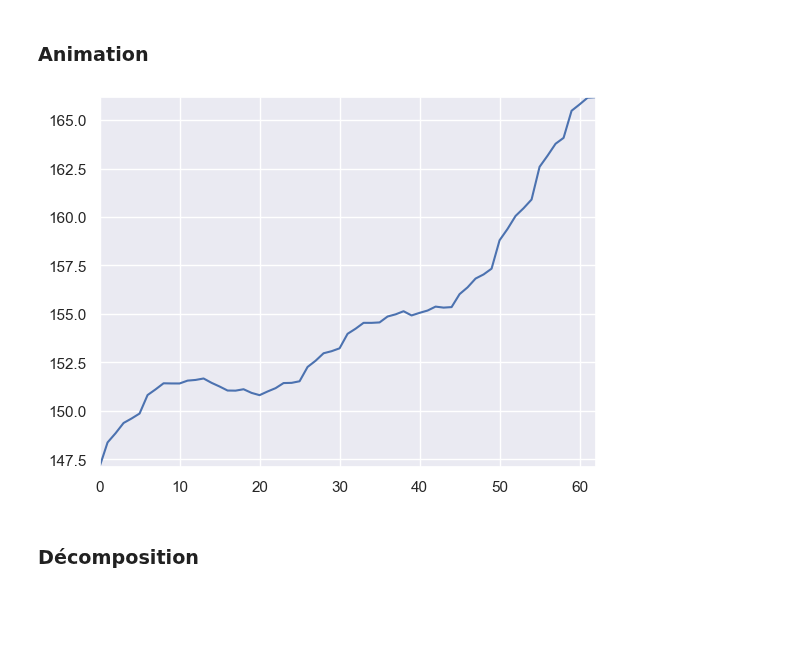
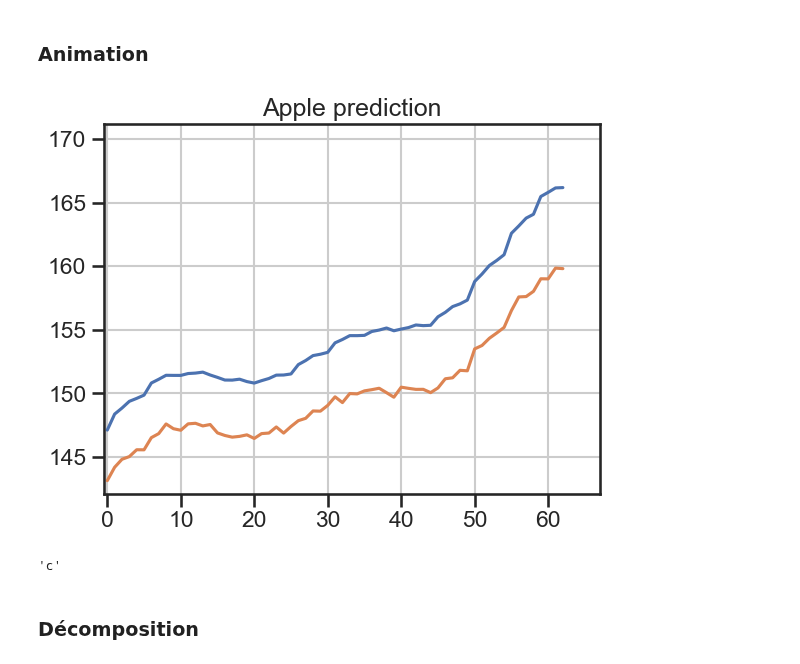
Before and after one commit to Ab2nour/stock-analysis, a Jupyter notebook: notebooks/prediction.ipynb, the cells around one changed output. Cells and saved outputs as stored; diff of their text form; code cells hidden in the pictures; blank space fills up the shorter version.

Commit message:
feat(wip): animation gets better

```diff
--- a/notebooks/prediction.ipynb
+++ b/notebooks/prediction.ipynb
@@ -445,8 +457,6 @@ import matplotlib.animation as animation
 # %%
 x = np.array(range(len(forecast["ds"])))
 y = forecast["yhat"]
+y_lower = forecast["yhat_lower"]
 
-xmin = np.min(x)
-xmax = np.max(x)
-ymin = np.min(y)
-ymax = np.max(y)
+xmin, xmax, ymin, ymax = np.min(x), np.max(x), np.min(y), np.max(y)
@@ -461,18 +463,50 @@ y = np.cos(6*x)
+# %%
+import seaborn as sns
+sns.set_theme(context="talk", style="ticks", rc={"axes.grid": True})
 # %%
-fig = plt.figure() # initialise la figure
-line_pred, = plt.plot([], [])
-line_true, = plt.plot([], [])
+fig = plt.figure()
+
+plt.title("Apple prediction")
+
+# initialise la figure
+(line_pred,) = plt.plot([], [])
+(line_true,) = plt.plot([], [])
+(point_pred,) = plt.plot([], [], ls="none", marker="o", color="#2f80ed")
+
 plt.xlim(xmin, xmax)
 plt.ylim(ymin, ymax)
 
+padding_x = 5
+padding_y = 5
+
+
 def animate(i: int):
+    xmin, xmax, ymin, ymax = (
+        np.min(x[: i + 1]) - padding_x / 10,
+        np.max(x[: i + 1]) + padding_x,
+        np.min(y[: i + 1]) - padding_y,
+        np.max(y[: i + 1]) + padding_y,
+    )
+    plt.xlim(xmin, xmax)
+    plt.ylim(ymin, ymax)
+
+    point_pred.set_data(x[i : i + 1], y[i : i + 1])
     line_pred.set_data(x[:i], y[:i])
-    return line_pred,
 
-ani = animation.FuncAnimation(fig, animate, frames=100, interval=1, blit=True, repeat=False)
+    line_true.set_data(x[:i], y_lower[:i])
+    return line_pred, line_true
+
+
+ani = animation.FuncAnimation(
+    fig, animate, frames=100, interval=1, blit=True, repeat=False
+)
 ani.save("anim.gif")
 # %% [output]
-[figure, old version]
+[figure, new version]
+# %%
+"abcde"[2:3]
+# %% [output]
+'c'
 # %% [markdown]
 ### Décomposition
 # %%
```
Also changed, not shown: parts of 5 cells of this notebook, 1 other file.
